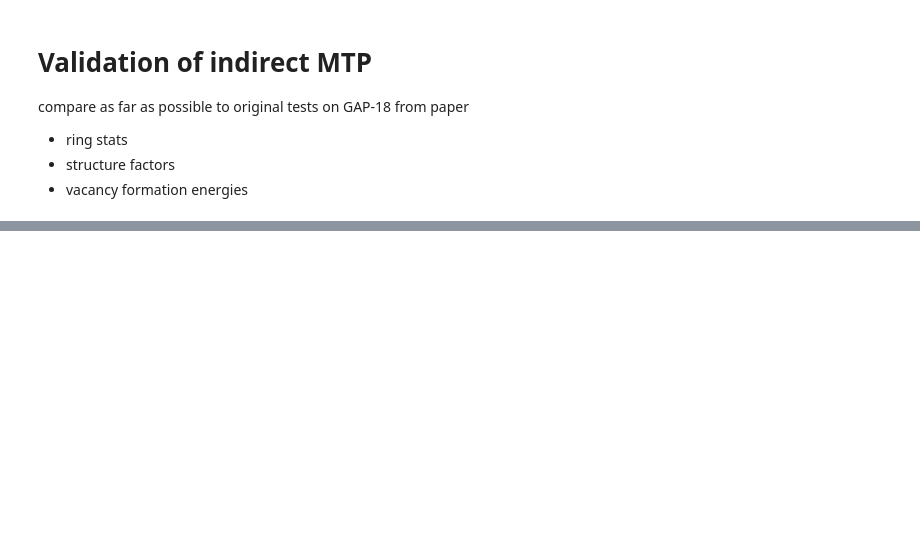
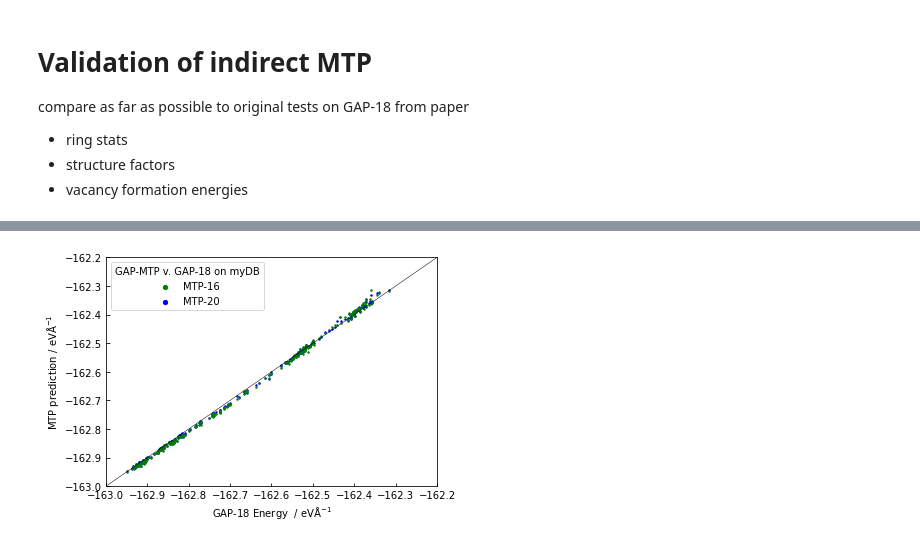
Before and after one commit to MorrowChem/Ge_analysis_local, a Jupyter notebook: MTP_from_GAP.ipynb, the cells around one changed output, grey strips where cells are left out. Cells and saved outputs as stored; diff of their text form; code cells hidden in the pictures; blank space fills up the shorter version.

```diff
--- a/MTP_from_GAP.ipynb
+++ b/MTP_from_GAP.ipynb
@@ -158,0 +276,19 @@ MTP_md = [MD_run(os.path.join(MTP_dir, 'u16_min1.5/run_1000_'), label='u16_m1.5'
+# %%
+db = myDB
+# db = GAP_18_db
+for j, M in enumerate(MTPs):
+    print('Starting MTP {}'.format(j))
+    if calc_flag[j]:
+        for i, val in enumerate(db):
+
+            M.calculate(val, properties=['energy', 'forces', 'stress'])
+            # val.set_calculator(MTPs[0])
+            # print(val.get_potential_energy())
+            # print(MTPs[0].results)
+            val.info['{}_energy'.format(M.name)] = M.results['energy']
+            val.info['{}_virial'.format(M.name)] = M.results['stress']
+            # if np.shape((MTPs[0].results['forces']))[1] != 3:
+            #     print(i,val, len(i), MTPs[0].results['forces'])
+            val.arrays['{}_force'.format(M.name)] = M.results['forces']
+            val.set_calculator(None)
+            M.results = {}
@@ -158,0 +319,14 @@ MTP_md = [MD_run(os.path.join(MTP_dir, 'u16_min1.5/run_1000_'), label='u16_m1.5'
+# %%
+# flattened data for DFT, GAP-18 and MTPs applied to myDB
+GAP_18_EF_myDB = [np.array([i.info['{}_energy'.format('gap18')]/len(i) for i in myDB]),
+                  np.array(flatten([i.arrays['{}_force'.format('gap18')].flatten() for i in myDB]))]
+                  #np.array(flatten([i.arrays['gap18_virial'].flatten() for i in myDB]))]
+
+MTP_EF_myDB = [[np.array([i.info['{}_energy'.format(j.name)]/len(i) for i in myDB]),
+                  np.array(flatten([i.arrays['{}_force'.format(j.name)].flatten() for i in myDB]))]
+                  #np.array(flatten([i.arrays['mtpu16_virial'].flatten() for i in myDB]))]
+                  for j in MTPs]
+myDB_DFT = [np.array([i.info['dft_energy']/len(i) for i in myDB]),
+              np.array(flatten([i.arrays['dft_forces'].flatten() for i in myDB]))
+              #np.array(flatten([i.arrays['dft_virial'].flatten() for i in myDB]))
+              ]
@@ -158,0 +456,13 @@ MTP_md = [MD_run(os.path.join(MTP_dir, 'u16_min1.5/run_1000_'), label='u16_m1.5'
+# %%
+fig, axs = plt.subplots()
+axs.scatter(GAP_18_EF_myDB[0], MTP_EF_myDB[0][0], s=2, label='MTP-16', color='g', zorder=2)
+axs.scatter(GAP_18_EF_myDB[0], MTP_EF_myDB[1][0], s=2, label='MTP-20', color='b')
+# axs.plot(x:=np.linspace(-168.8,-168.0), x, color='k', linewidth=0.5)
+axs.plot(x:=np.linspace(-163,-162.2), x, color='k', linewidth=0.5)
+axs.set(xlim=(-163,-162.2), ylim=(-163,-162.2))
+axs.legend(title='GAP-MTP v. GAP-18 on myDB', markerscale=3)
+axs.set(xlabel='GAP-18 Energy  / $\mathrm{eV\AA^{-1}}$', ylabel='MTP prediction / $\mathrm{eV\AA^{-1}}$')
+axs.tick_params(axis="both",direction="in", left="off",labelleft="on")
+plt.tight_layout()
+# %% [output]
+[figure, added]
```
Also changed, not shown: parts of 81 cells of this notebook, 1 other file.
